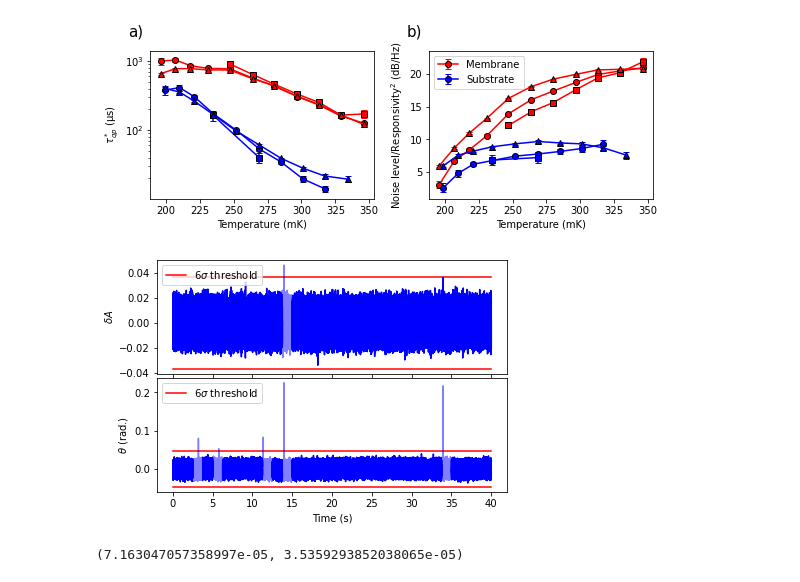
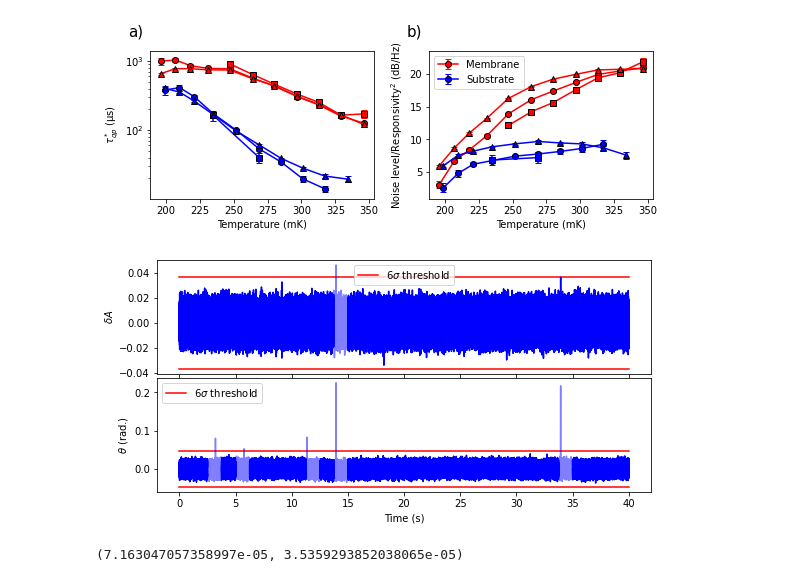
Before and after one commit to sahderooij/GRNoise_RP, a Jupyter notebook: notebooks/SupplementalMaterialFigures.ipynb, the cells around one changed output. Cells and saved outputs as stored; diff of their text form; code cells hidden in the pictures.

```diff
--- a/notebooks/SupplementalMaterialFigures.ipynb
+++ b/notebooks/SupplementalMaterialFigures.ipynb
@@ -20,7 +20,7 @@ fig,axs = plt.subplots(3,2,figsize=(8,8),sharex='col',sharey='row')
 Tmin = 150
 Tmax = 350
 for i,(KIDnum,subs) in enumerate(zip([2,3],['Membrane','Substrate'])):
-    plot.spec('LT165',[KIDnum],pltPread=[99],spec='all',Tminmax=(Tmin,Tmax),
+    plot.spec('A1A2',[KIDnum],pltPread=[99],spec='all',Tminmax=(Tmin,Tmax),
               lvlcomp='Resp',
               ax12=axs[:,i:i+1].T,clbar=False)
 
@@ -65,7 +65,7 @@ for i,(KIDnum,clr,ax,l1) in enumerate(zip([2,3],['r','b'],
                                        [axs,axs],['Membrane','Substrate'])):
     for spec,fmt,l2 in zip(['cross','amp','phase'],['o','s','^'],
                            [r' $S_{A,\theta}$',r' $S_{A}$',r' $S_{\theta}$']):
-        plot.ltnlvl('LT165',[KIDnum],[Pread],Tminmax=(Tmin,Tmax),lvlcomp='Resp',
+        plot.ltnlvl('A1A2',[KIDnum],[Pread],Tminmax=(Tmin,Tmax),lvlcomp='Resp',
                     spec=spec,delampNoise=(spec!='cross'),
                     ax12=ax,color=clr,label=l1,fmt=fmt+'-',tescPread=[Pread],
                    pltkaplan=False,pltthlvl=False,relerrthrs=.16,
@@ -80,31 +80,31 @@ fig.savefig('../figures/Allfits.pdf')
 # %% [output]
 [figure]
 # %%
-rawnoise = io.get_noisebin('LT165',2,99,141)
+rawnoise = io.get_noisebin('A1A2',2,99,141)
 
 Amp,Phase = noise.to_ampphase(rawnoise)
 Amp = 1-Amp
-fig,axs = plt.subplots(2,1,figsize=(6,4),sharex=True)
+fig,axs = plt.subplots(2,1,figsize=(8,4),sharex=True)
 for data,ax in zip([Amp,Phase],axs):
     _,rejs = noise.rej_pulses(data)
 
     segdata = np.array(np.array_split(noise.subtr_offset(data),32))
     ax.plot([0,40],np.ones(2)*6*segdata.std(1).min(),'r',label='$6\sigma$ threshold')
     ax.plot([0,40],-1*np.ones(2)*6*segdata.std(1).min(),'r')
     t = np.linspace(0,len(segdata[0])/5e4,len(segdata[0]))
     for seg,rej in zip(segdata,rejs):
         ax.plot(t,seg,'b',alpha=.5 if rej else 1)
         t+=1.25+2e-5
 
 for ax,ylabel in zip(axs,['$\delta A$','$\\theta$ (rad.)']):
     ax.legend()
     ax.set_ylabel(ylabel)
 
 axs[1].set_xlabel('Time (s)')
 fig.tight_layout(h_pad=0)
 fig.savefig('../figures/TimeTracePulseRej.pdf')
 # %% [output]
-[figure, old version]
+[figure, new version]
 # %%
 importlib.reload(plot)
 importlib.reload(kidcalc)
```
Also changed, not shown: parts of 8 cells of this notebook, 10 other files.
